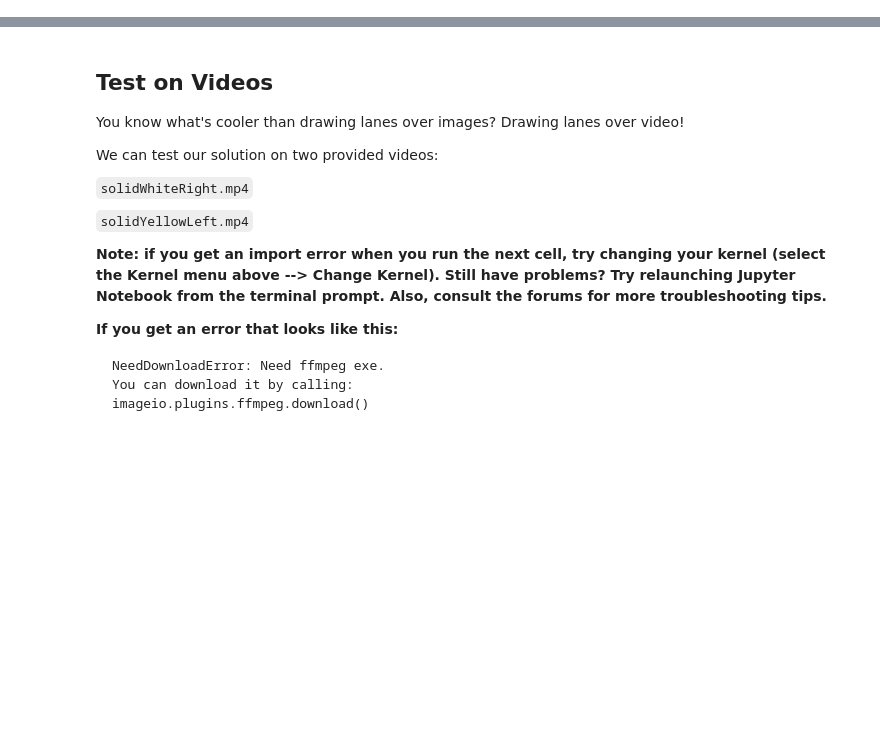
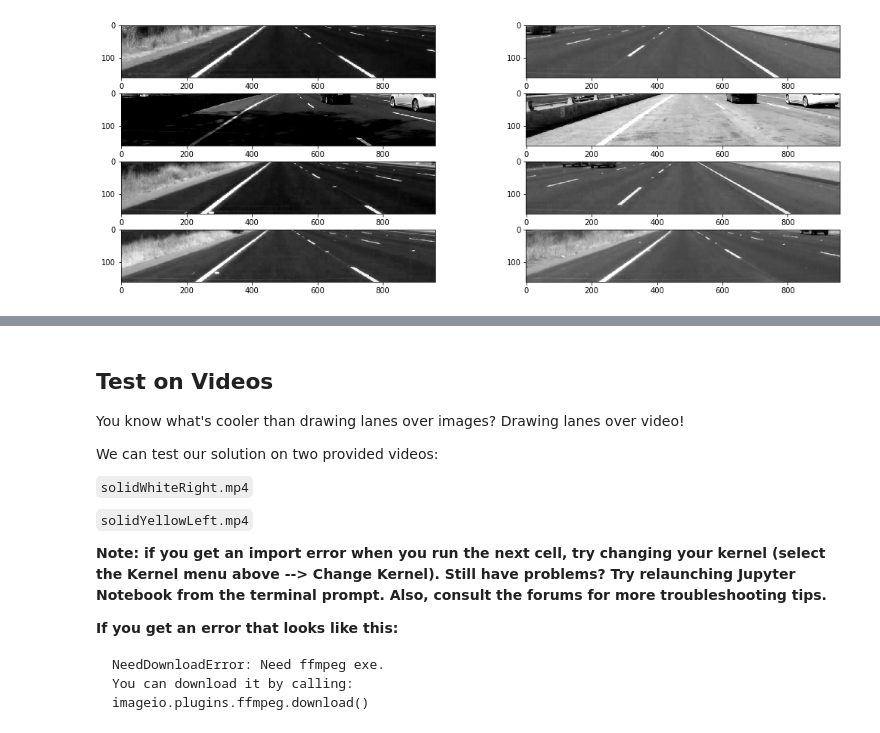
Before and after one commit to ChristopherW1985/finding_lane_lines, a Jupyter notebook: lane_line_detection.ipynb, the cells around one changed output, grey strips where cells are left out. Saved outputs shown, nothing was run; the diff lists cells and outputs as text; code cells hidden in the pictures; blank space fills up the shorter version.

```diff
--- a/lane_line_detection.ipynb
+++ b/lane_line_detection.ipynb
@@ -699,0 +205,8 @@ array([10,  9,  8,  7,  6])
+# %%
+images_gray = np.copy(images_reg)
+
+images_gray = [grayscale2(image) for image in images_gray]
+
+display_images(images_gray, figsize = (15, 5))
+# %% [output]
+[figure, added]
```
Also changed, not shown: parts of 65 cells of this notebook.
